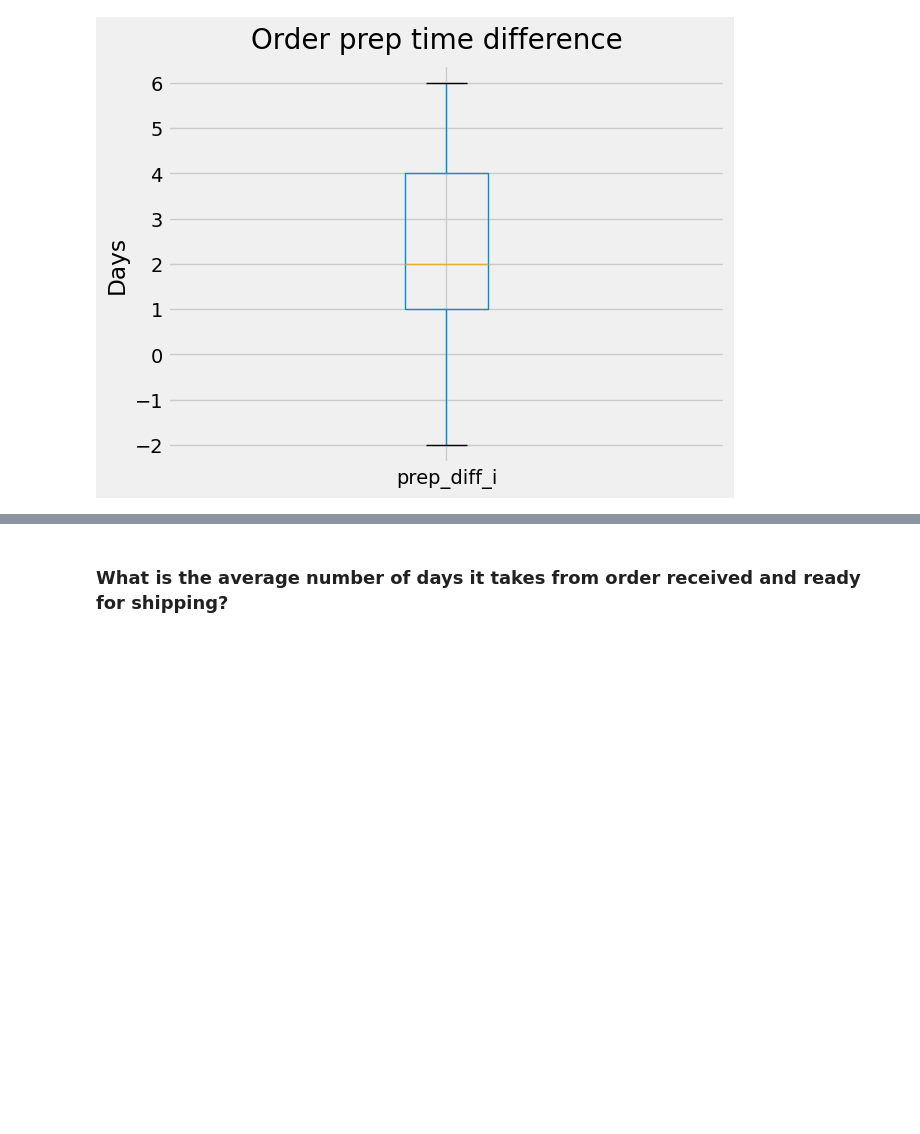
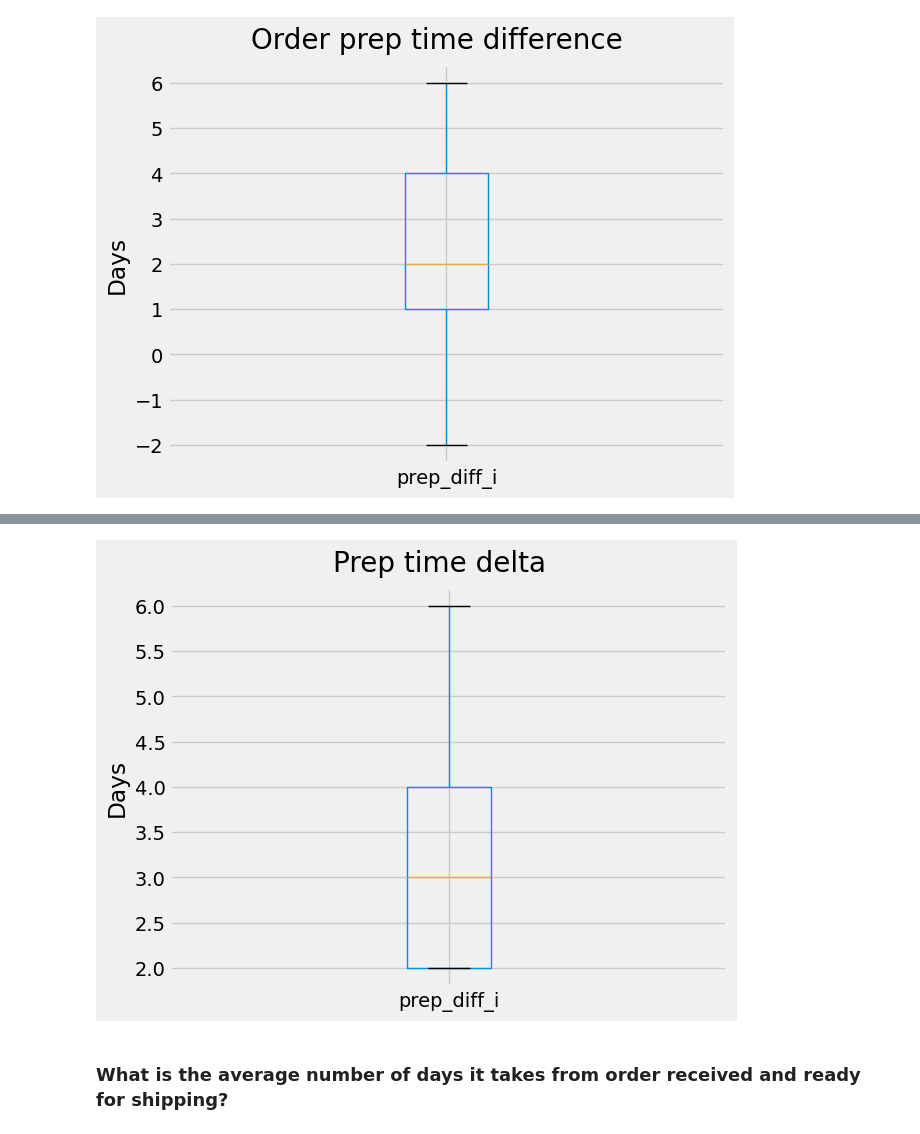
Before and after one commit to GioGonzalez07/EDA_project, a Jupyter notebook: order_prep_time_exc.ipynb, the cells around one changed output, grey strips where cells are left out. Cells and saved outputs as stored; diff of their text form; code cells hidden in the pictures; blank space fills up the shorter version.

```diff
--- a/order_prep_time_exc.ipynb
+++ b/order_prep_time_exc.ipynb
@@ -180,3 +196,10 @@ plt.xlabel('no. of prep days')
+# %%
+filt_df2.boxplot(column='prep_diff_i')                  # creates boxplot for order lead time
+plt.suptitle('Prep time delta', fontsize=20)
+plt.subplots_adjust(hspace = .5, wspace = .2, top = .9) # adjusts the space between the single subplots
+plt.ylabel('Days');
+# %% [output]
+[figure, added]
 # %% [markdown]
 ### What is the average number of days it takes from order received and ready for shipping?
 # %%
```
Also changed, not shown: parts of 8 cells of this notebook, 1 other file.
